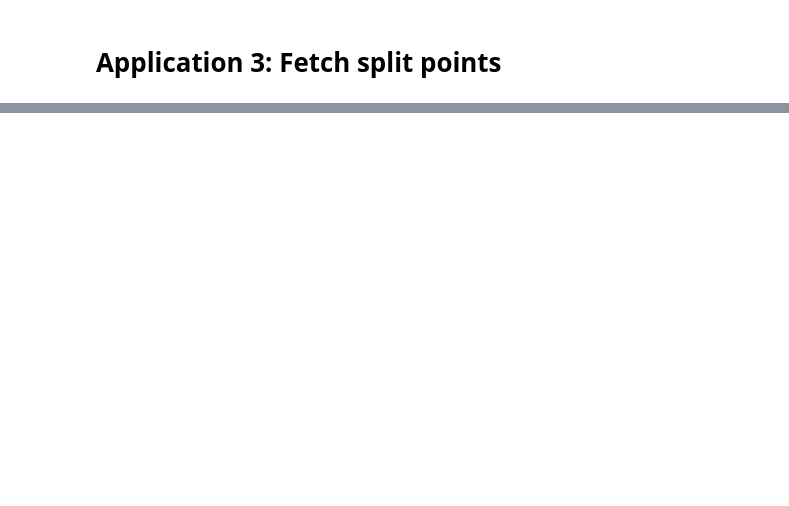
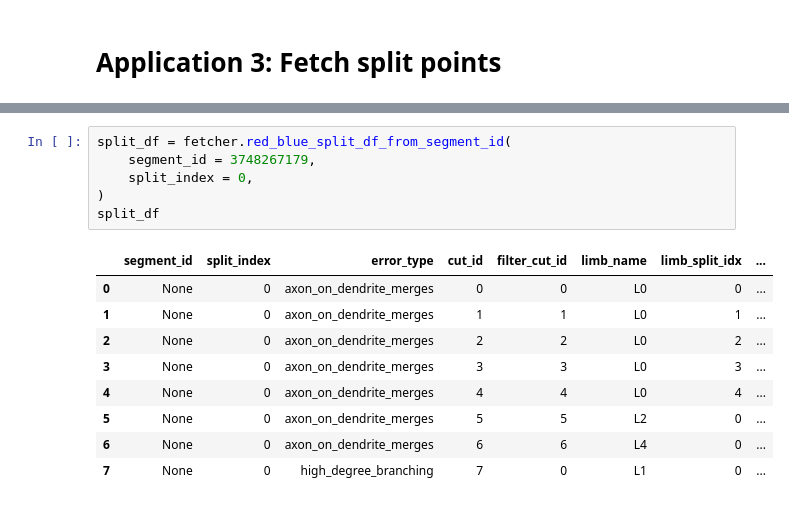
Before and after one commit to akshitapanigrahi/connects_neuvue, a Jupyter notebook: Applications/Datajoint_Metadata_Query/h01_c2_api_tutorial.ipynb, the cells around one changed output, grey strips where cells are left out. Drawn from its saved outputs; the diff is of its cells as text; blank space fills up the shorter version.

Commit message:
added red blue split tutorial

```diff
--- a/Applications/Datajoint_Metadata_Query/h01_c2_api_tutorial.ipynb
+++ b/Applications/Datajoint_Metadata_Query/h01_c2_api_tutorial.ipynb
@@ -99,0 +110,16 @@ nxu.plot(G)
+# %%
+split_df = fetcher.red_blue_split_df_from_segment_id(
+    segment_id = 3748267179,
+    split_index = 0,
+)
+split_df
+# %% [output]
+|  | segment_id | split_index | error_type | cut_id | filter_cut_id | limb_name | limb_split_idx | ... |
+| 0 | None | 0 | axon_on_dendrite_merges | 0 | 0 | L0 | 0 | ... |
+| 1 | None | 0 | axon_on_dendrite_merges | 1 | 1 | L0 | 1 | ... |
+| 2 | None | 0 | axon_on_dendrite_merges | 2 | 2 | L0 | 2 | ... |
+| 3 | None | 0 | axon_on_dendrite_merges | 3 | 3 | L0 | 3 | ... |
+| 4 | None | 0 | axon_on_dendrite_merges | 4 | 4 | L0 | 4 | ... |
+| 5 | None | 0 | axon_on_dendrite_merges | 5 | 5 | L2 | 0 | ... |
+| 6 | None | 0 | axon_on_dendrite_merges | 6 | 6 | L4 | 0 | ... |
+| 7 | None | 0 | high_degree_branching | 7 | 0 | L1 | 0 | ... |
```
Also changed, not shown: parts of 9 cells of this notebook, 2 other files.
